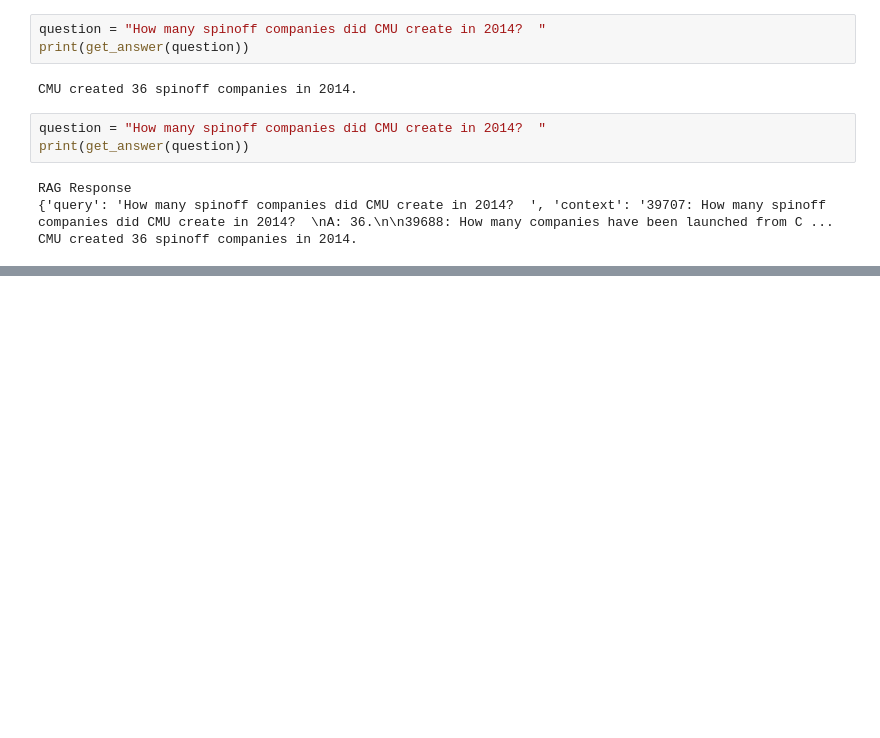
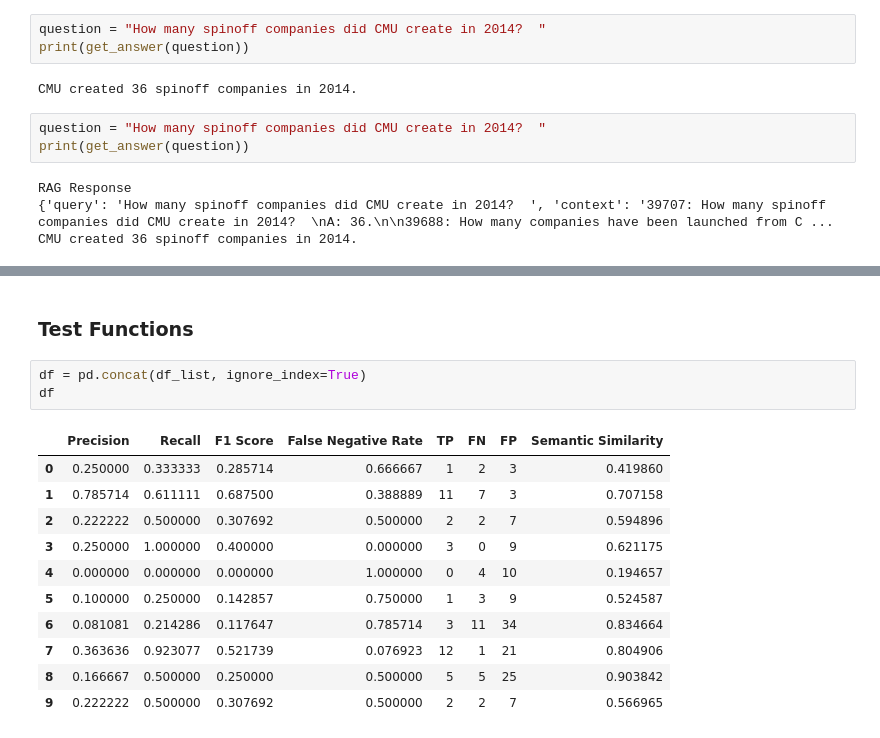
Before and after one commit to helalaou/anlp-spring2025-hw2, a Jupyter notebook: RAG_system/inference.ipynb, the cells around one changed output, grey strips where cells are left out. Drawn from its saved outputs; the diff is of its cells as text; blank space fills up the shorter version.

```diff
--- a/RAG_system/inference.ipynb
+++ b/RAG_system/inference.ipynb
@@ -54,0 +261,17 @@ CMU created 36 spinoff companies in 2014.
+# %% [markdown]
+### Test Functions ###
+# %%
+df = pd.concat(df_list, ignore_index=True)
+df
+# %% [output]
+|  | Precision | Recall | F1 Score | False Negative Rate | TP | FN | FP | Semantic Similarity |
+| 0 | 0.250000 | 0.333333 | 0.285714 | 0.666667 | 1 | 2 | 3 | 0.419860 |
+| 1 | 0.785714 | 0.611111 | 0.687500 | 0.388889 | 11 | 7 | 3 | 0.707158 |
+| 2 | 0.222222 | 0.500000 | 0.307692 | 0.500000 | 2 | 2 | 7 | 0.594896 |
+| 3 | 0.250000 | 1.000000 | 0.400000 | 0.000000 | 3 | 0 | 9 | 0.621175 |
+| 4 | 0.000000 | 0.000000 | 0.000000 | 1.000000 | 0 | 4 | 10 | 0.194657 |
+| 5 | 0.100000 | 0.250000 | 0.142857 | 0.750000 | 1 | 3 | 9 | 0.524587 |
+| 6 | 0.081081 | 0.214286 | 0.117647 | 0.785714 | 3 | 11 | 34 | 0.834664 |
+| 7 | 0.363636 | 0.923077 | 0.521739 | 0.076923 | 12 | 1 | 21 | 0.804906 |
+| 8 | 0.166667 | 0.500000 | 0.250000 | 0.500000 | 5 | 5 | 25 | 0.903842 |
+| 9 | 0.222222 | 0.500000 | 0.307692 | 0.500000 | 2 | 2 | 7 | 0.566965 |
```
Also changed, not shown: parts of 34 cells of this notebook, 4 other files.
